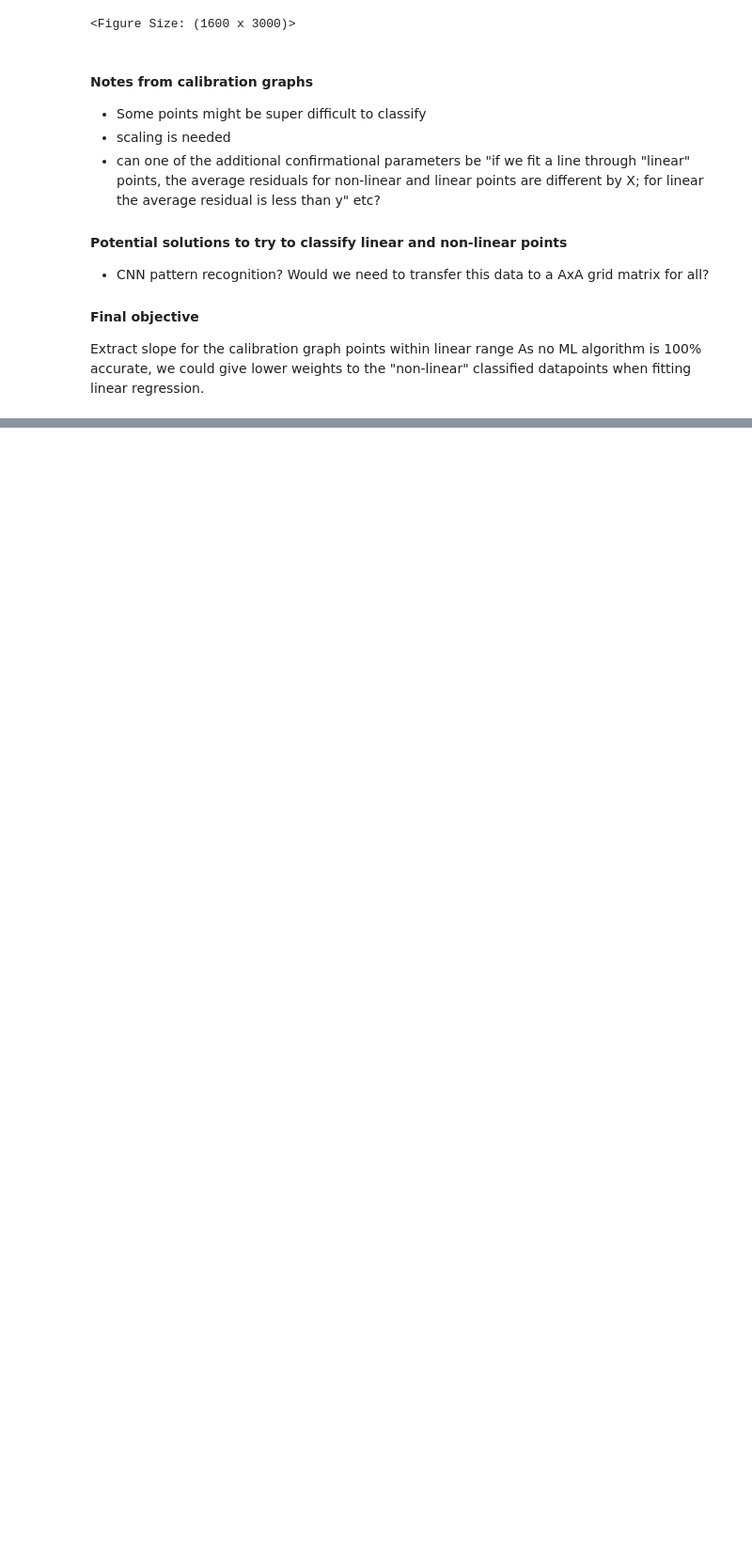
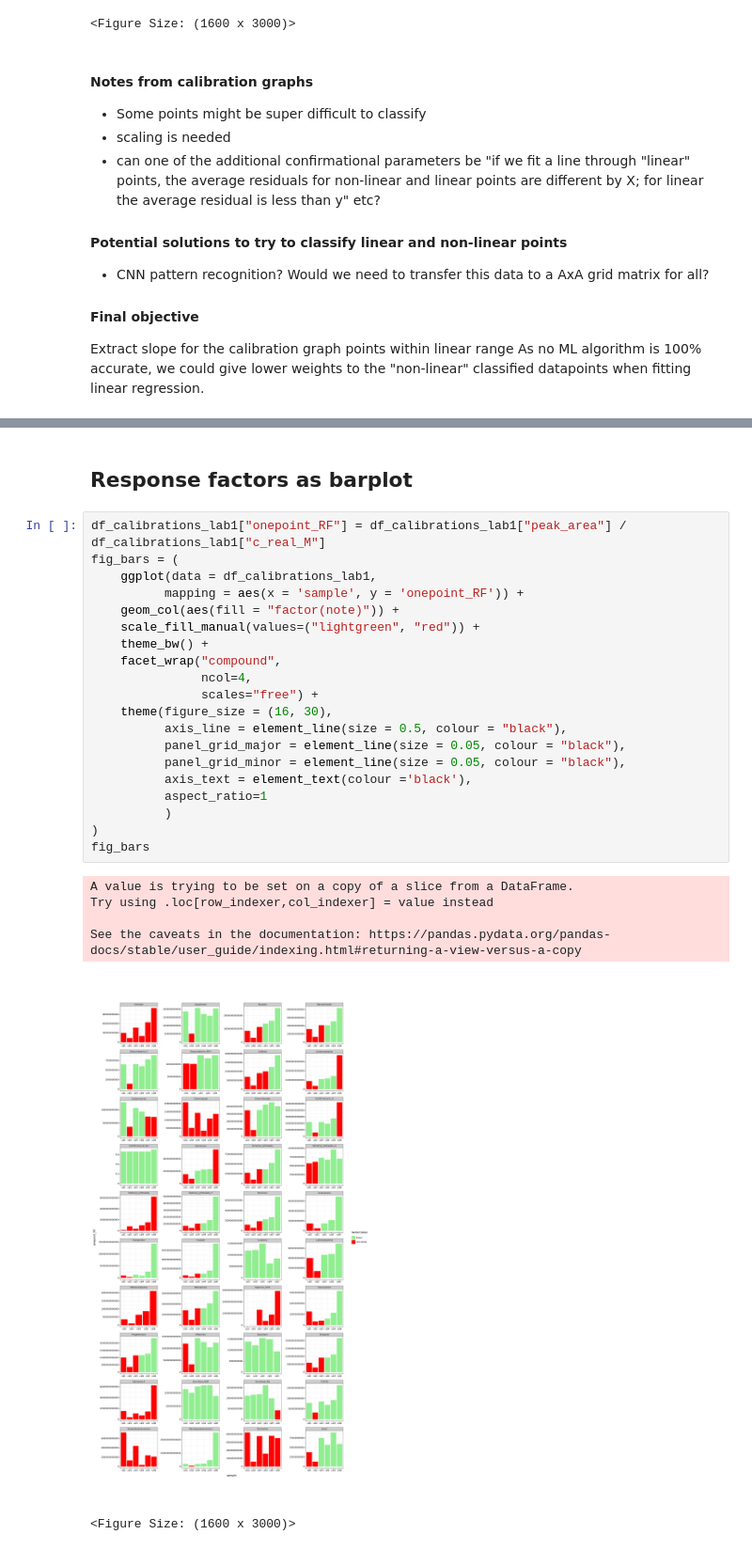
Before and after one commit to helensepman/ML_calibration_graph_linearity, a Jupyter notebook: data/visualize_HS.ipynb, the cells around one changed output, grey strips where cells are left out. Shown at 94% size. Drawn from its saved outputs; the diff is of its cells as text; blank space fills up the shorter version.

```diff
--- a/data/visualize_HS.ipynb
+++ b/data/visualize_HS.ipynb
@@ -70 +70,30 @@ fig_log
 <Figure Size: (1600 x 3000)>
+# %% [markdown]
+## Response factors as barplot
+# %%
+df_calibrations_lab1["onepoint_RF"] = df_calibrations_lab1["peak_area"] / df_calibrations_lab1["c_real_M"]
+fig_bars = (
+    ggplot(data = df_calibrations_lab1,
+          mapping = aes(x = 'sample', y = 'onepoint_RF')) +
+    geom_col(aes(fill = "factor(note)")) +
+    scale_fill_manual(values=("lightgreen", "red")) +
+    theme_bw() +
+    facet_wrap("compound",
+               ncol=4,
+               scales="free") +
+    theme(figure_size = (16, 30),
+          axis_line = element_line(size = 0.5, colour = "black"),
+          panel_grid_major = element_line(size = 0.05, colour = "black"),
+          panel_grid_minor = element_line(size = 0.05, colour = "black"),
+          axis_text = element_text(colour ='black'),
+          aspect_ratio=1
+          )
+)
+fig_bars
+# %% [output]
+A value is trying to be set on a copy of a slice from a DataFrame.
+Try using .loc[row_indexer,col_indexer] = value instead
+
+See the caveats in the documentation: https://pandas.pydata.org/pandas-docs/stable/user_guide/indexing.html#returning-a-view-versus-a-copy
+[figure, added]
+<Figure Size: (1600 x 3000)>
```
Also changed, not shown: parts of 11 cells of this notebook.
